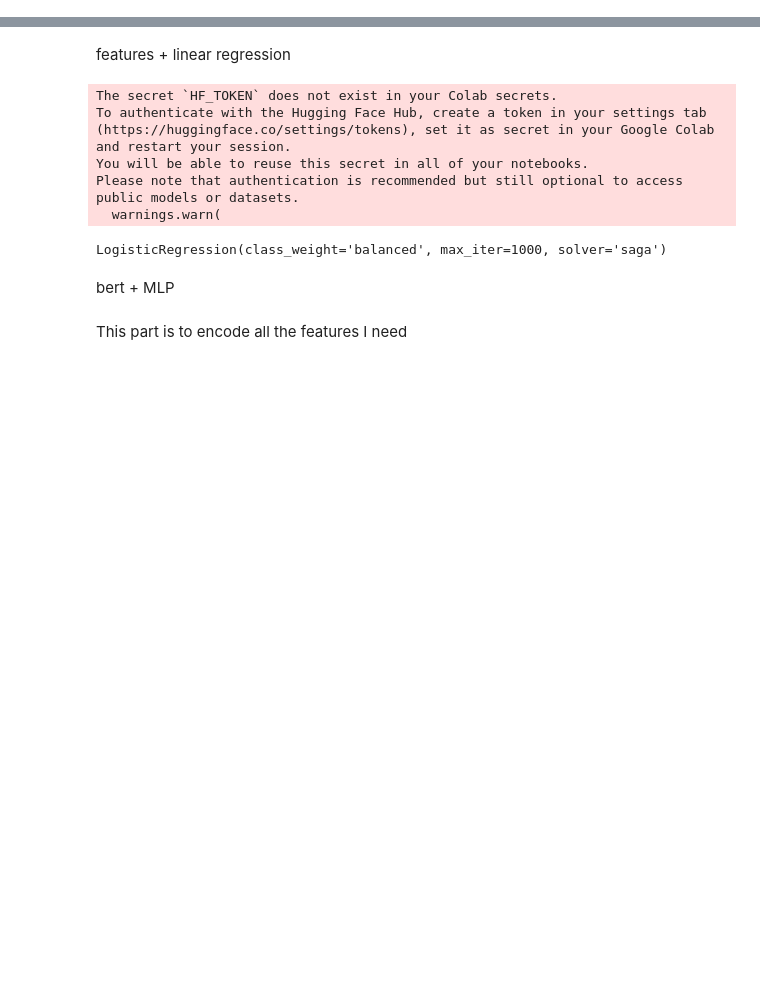
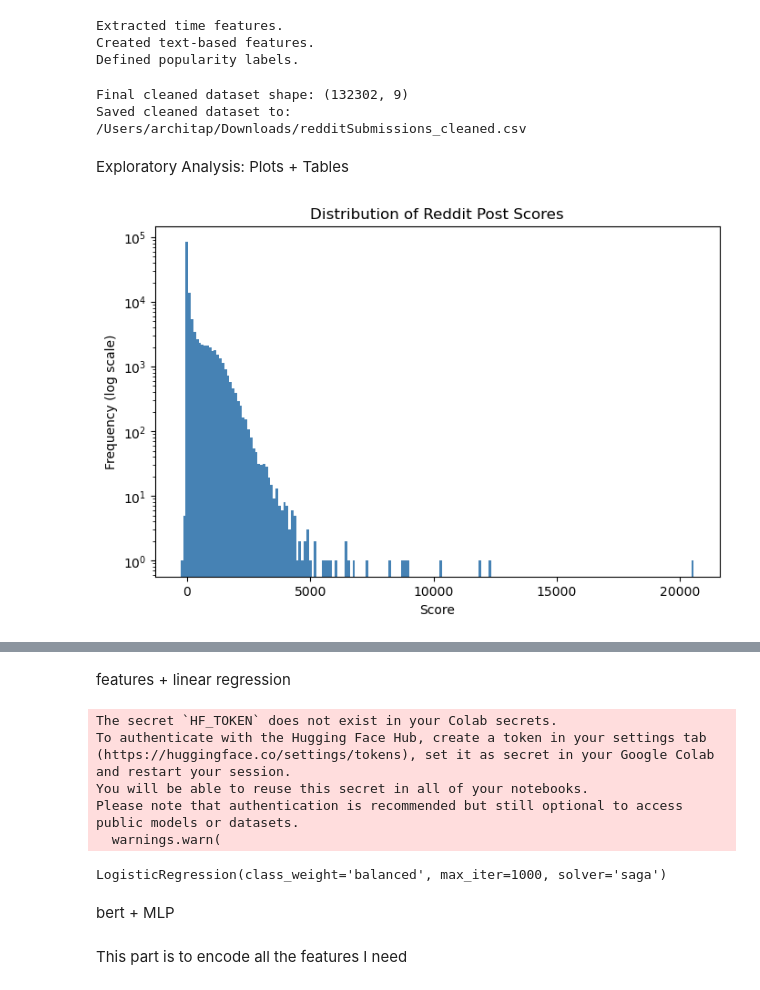
Before and after one commit to archxta/cse158assignment2, a Jupyter notebook: assignment2_model.ipynb, the cells around one changed output, grey strips where cells are left out. Cells and saved outputs as stored; diff of their text form; code cells hidden in the pictures; blank space fills up the shorter version.

```diff
--- a/assignment2_model.ipynb
+++ b/assignment2_model.ipynb
@@ -0,0 +44,75 @@
+# %%
+# 4. Process timestamp → extract hour + day-of-week
+
+df['created'] = pd.to_datetime(df['unixtime'], unit='s', errors='coerce')
+
+df['hour'] = df['created'].dt.hour
+df['dayofweek'] = df['created'].dt.dayofweek
+
+print("Extracted time features.")
+
+# 5. Feature engineering on titles
+
+df['title_len'] = df['title'].str.len()
+df['word_count'] = df['title'].str.split().str.len()
+df['has_question'] = df['title'].str.contains(r'\?', regex=True).astype(int)
+df['has_exclamation'] = df['title'].str.contains('!').astype(int)
+
+print("Created text-based features.")
+
+# 6. Dedine popularity: Top 10% score per subreddit
+
+df['pop_threshold'] = df.groupby('subreddit')['score'].transform(
+    lambda x: x.quantile(0.90)
+)
+
+df['popular'] = (df['score'] >= df['pop_threshold']).astype(int)
+
+print("Defined popularity labels.")
+# %% [output]
+Extracted time features.
+Created text-based features.
+Defined popularity labels.
+# %%
+# 7. Final Modeling datagra
+
+df_model = df[[
+    'title',
+    'subreddit',
+    'hour',
+    'dayofweek',
+    'title_len',
+    'word_count',
+    'has_question',
+    'has_exclamation',
+    'popular'
+]]
+
+print("Final cleaned dataset shape:", df_model.shape)
+
+# 8. Save final cleaned CSV
+
+output_path = "/Users/architap/Downloads/redditSubmissions_cleaned.csv"
+df_model.to_csv(output_path, index=False)
+
+print("Saved cleaned dataset to:", output_path)
+# %% [output]
+Final cleaned dataset shape: (132302, 9)
+Saved cleaned dataset to: /Users/architap/Downloads/redditSubmissions_cleaned.csv
+# %% [markdown]
+Exploratory Analysis: Plots + Tables
+# %%
+# Relevant plots
+
+import matplotlib.pyplot as plt
+
+# Score distribution
+plt.figure(figsize=(8,5))
+plt.hist(df['score'], bins=200, color='steelblue')
+plt.yscale('log')
+plt.xlabel("Score")
+plt.ylabel("Frequency (log scale)")
+plt.title("Distribution of Reddit Post Scores")
+plt.show()
+# %% [output]
+[figure, added]
```
Also changed, not shown: parts of 18 cells of this notebook.
